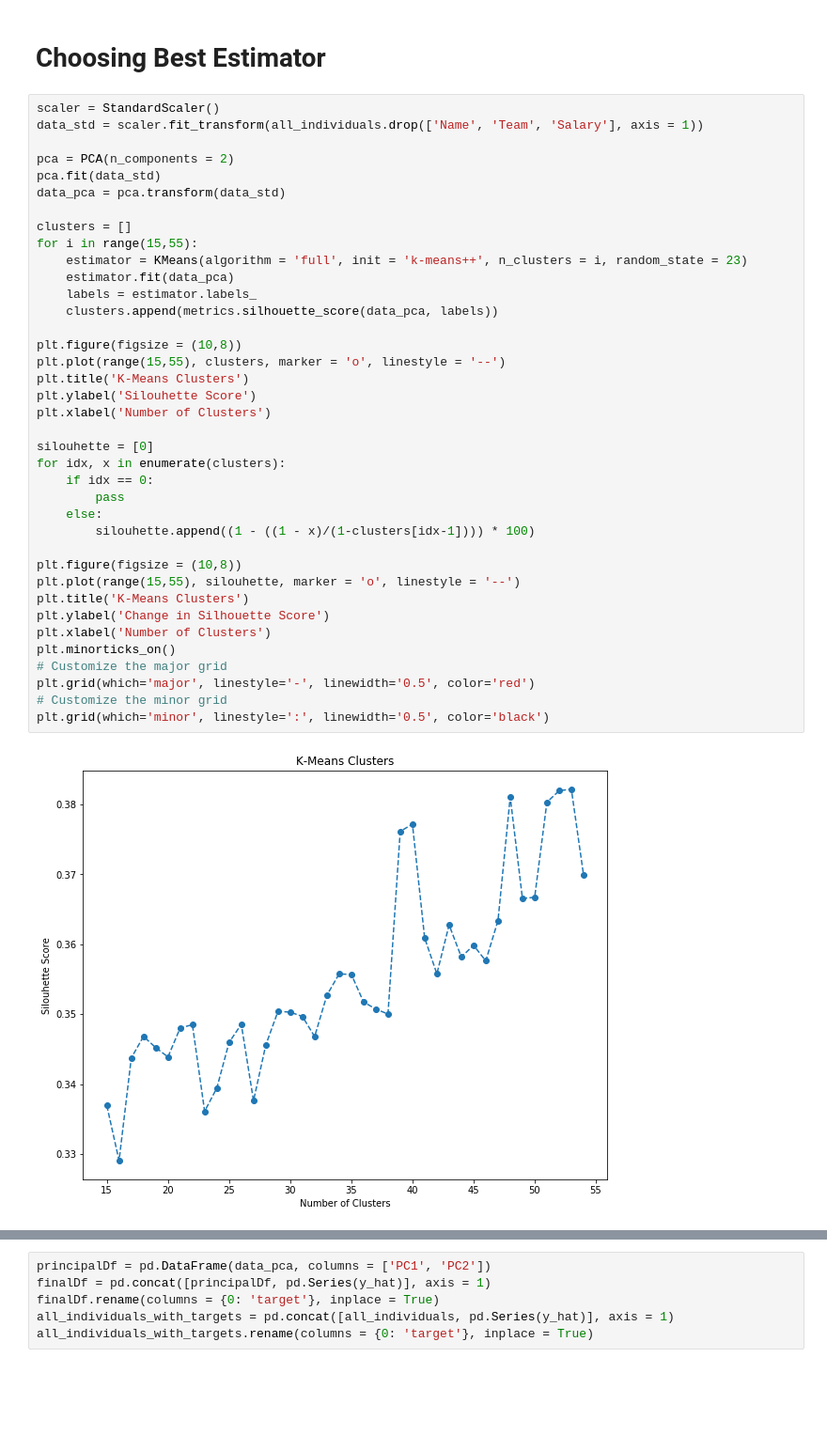
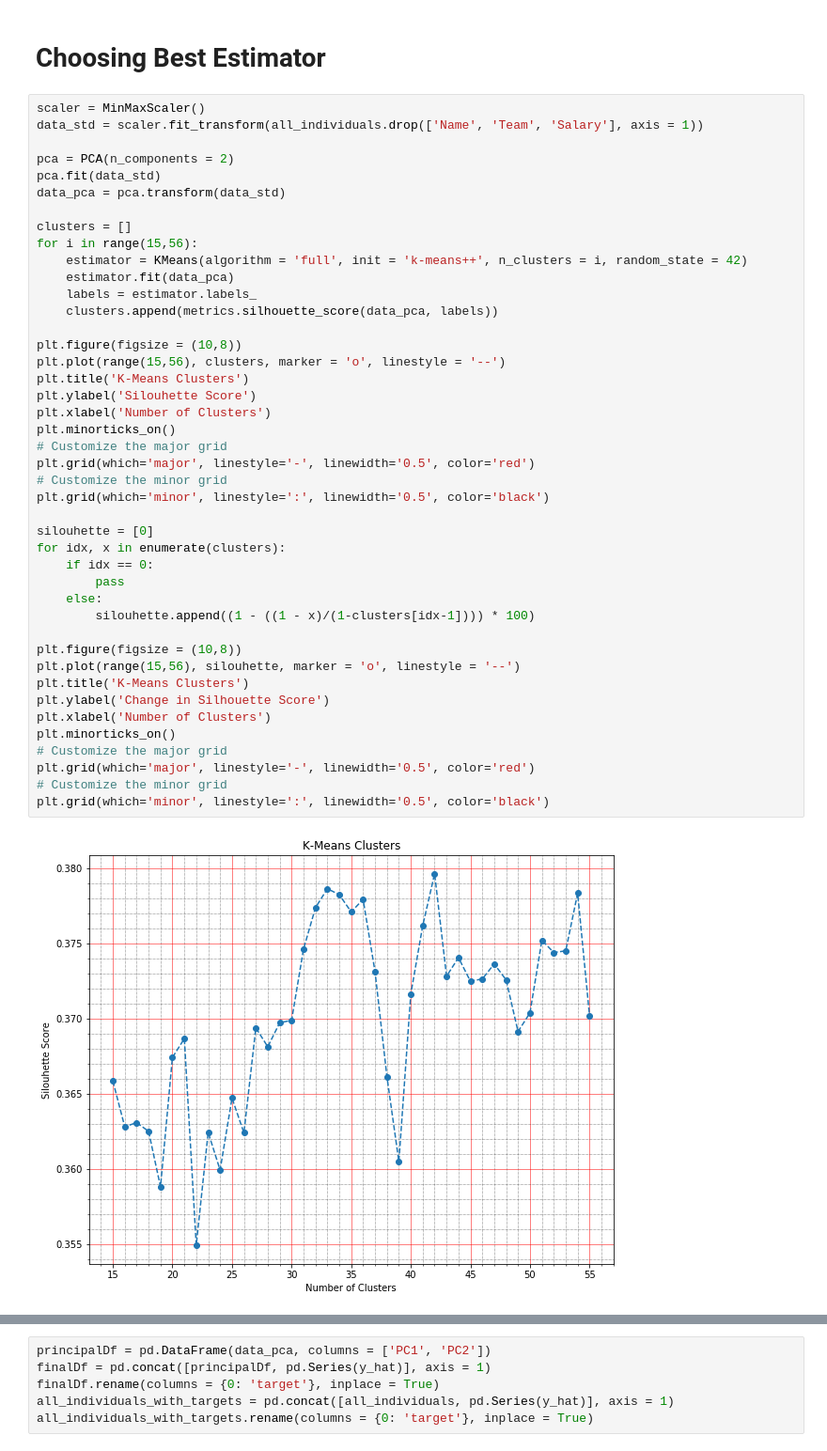
Before and after one commit to ajain1017/ideal-nba-roster-draft, a Jupyter notebook: clustering.ipynb, the cells around one changed output, grey strips where cells are left out. Shown at 94% size. Saved outputs shown, nothing was run; the diff lists cells and outputs as text; blank space fills up the shorter version.

```diff
--- a/clustering.ipynb
+++ b/clustering.ipynb
@@ -265,42 +296,47 @@ C-H Criterion: 359.65608715112705
 # %% [markdown]
 # Choosing Best Estimator
 # %%
-scaler = StandardScaler()
+scaler = MinMaxScaler()
 data_std = scaler.fit_transform(all_individuals.drop(['Name', 'Team', 'Salary'], axis = 1))
 
 pca = PCA(n_components = 2)
 pca.fit(data_std)
 data_pca = pca.transform(data_std)
 
 clusters = []
-for i in range(15,55):
-    estimator = KMeans(algorithm = 'full', init = 'k-means++', n_clusters = i, random_state = 23)
+for i in range(15,56):
+    estimator = KMeans(algorithm = 'full', init = 'k-means++', n_clusters = i, random_state = 42)
     estimator.fit(data_pca)
     labels = estimator.labels_
     clusters.append(metrics.silhouette_score(data_pca, labels))
 
 plt.figure(figsize = (10,8))
-plt.plot(range(15,55), clusters, marker = 'o', linestyle = '--')
+plt.plot(range(15,56), clusters, marker = 'o', linestyle = '--')
 plt.title('K-Means Clusters')
 plt.ylabel('Silouhette Score')
 plt.xlabel('Number of Clusters')
+plt.minorticks_on()
+# Customize the major grid
+plt.grid(which='major', linestyle='-', linewidth='0.5', color='red')
+# Customize the minor grid
+plt.grid(which='minor', linestyle=':', linewidth='0.5', color='black')
 
 silouhette = [0]
 for idx, x in enumerate(clusters):
     if idx == 0:
         pass
     else:
         silouhette.append((1 - ((1 - x)/(1-clusters[idx-1]))) * 100)
 
 plt.figure(figsize = (10,8))
-plt.plot(range(15,55), silouhette, marker = 'o', linestyle = '--')
+plt.plot(range(15,56), silouhette, marker = 'o', linestyle = '--')
 plt.title('K-Means Clusters')
 plt.ylabel('Change in Silhouette Score')
 plt.xlabel('Number of Clusters')
 plt.minorticks_on()
 # Customize the major grid
 plt.grid(which='major', linestyle='-', linewidth='0.5', color='red')
 # Customize the minor grid
 plt.grid(which='minor', linestyle=':', linewidth='0.5', color='black')
 # %% [output]
-[figure, old version]
+[figure, new version]
```
Also changed, not shown: parts of 56 cells of this notebook.
